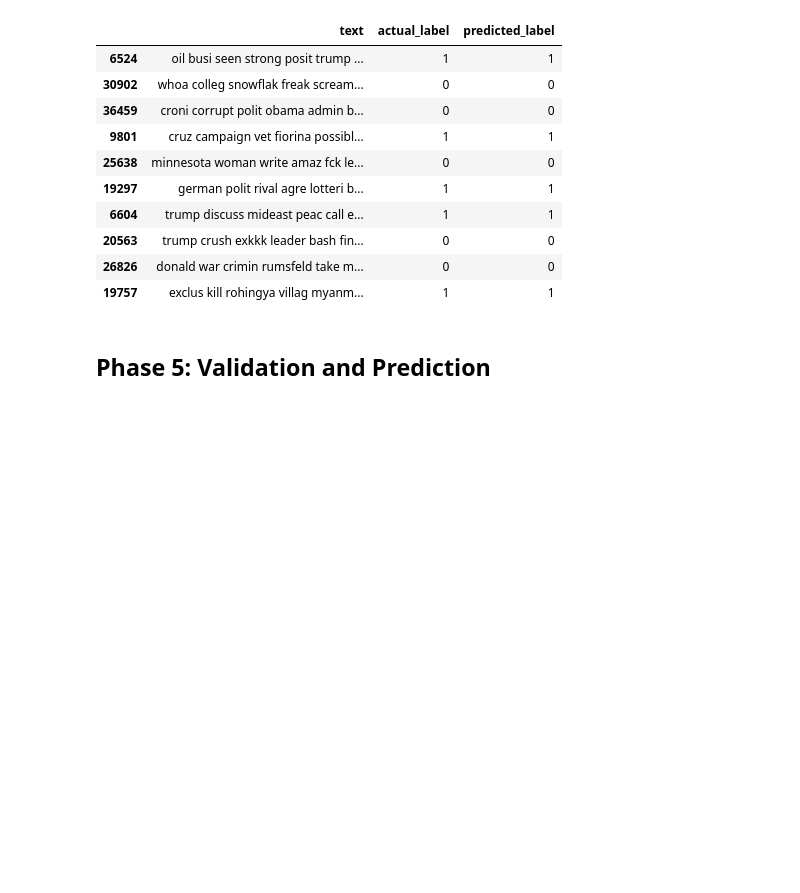
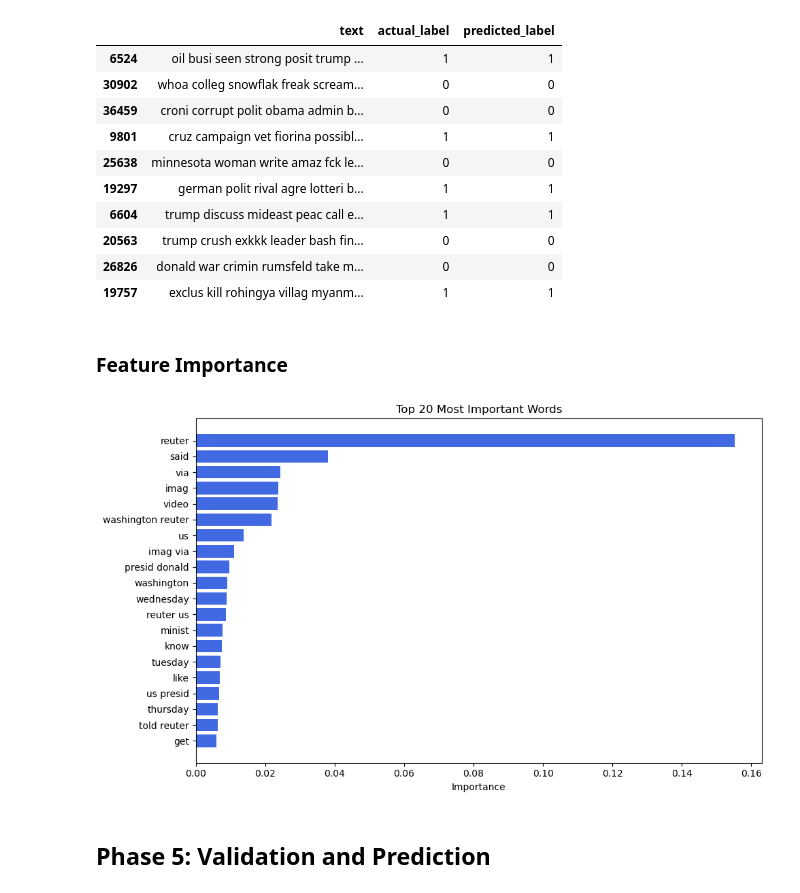
Before and after one commit to mobenet/nlp-project, a Jupyter notebook: fake_news_nlp.ipynb, the cells around one changed output. Cells and saved outputs as stored; diff of their text form; code cells hidden in the pictures; blank space fills up the shorter version.

Commit message:
Box Plot and feature importance

```diff
--- a/fake_news_nlp.ipynb
+++ b/fake_news_nlp.ipynb
@@ -268,3 +268,10 @@ results.head(10)
 | 20563 | trump crush exkkk leader bash fin... | 0 | 0 |
 | 26826 | donald war crimin rumsfeld take m... | 0 | 0 |
 | 19757 | exclus kill rohingya villag myanm... | 1 | 1 |
+# %% [markdown]
+### Feature Importance
+# %%
+tfidf_features = tfidf.get_feature_names_out()
+final_feature_names = list(tfidf_features)
+# %%
+text_importances = model.feature_importances_[:len(tfidf_features)]
@@ -271,3 +280,20 @@ results.head(10)
+# %%
+importance_df = pd.DataFrame({
+    'feature': final_feature_names,
+    'importance': text_importances
+}).sort_values(by='importance', ascending=False)
+# %%
+import matplotlib.pyplot as plt
+
+top_n = 20
+plt.figure(figsize=(10, 6))
+plt.barh(importance_df['feature'][:top_n][::-1], importance_df['importance'][:top_n][::-1], color='royalblue')
+plt.title(f'Top {top_n} Most Important Words')
+plt.xlabel('Importance')
+plt.tight_layout()
+plt.show()
+# %% [output]
+[figure, added]
 # %% [markdown]
 ## Phase 5: Validation and Prediction
 # %% [markdown]
```
Also changed, not shown: parts of 7 cells of this notebook.
